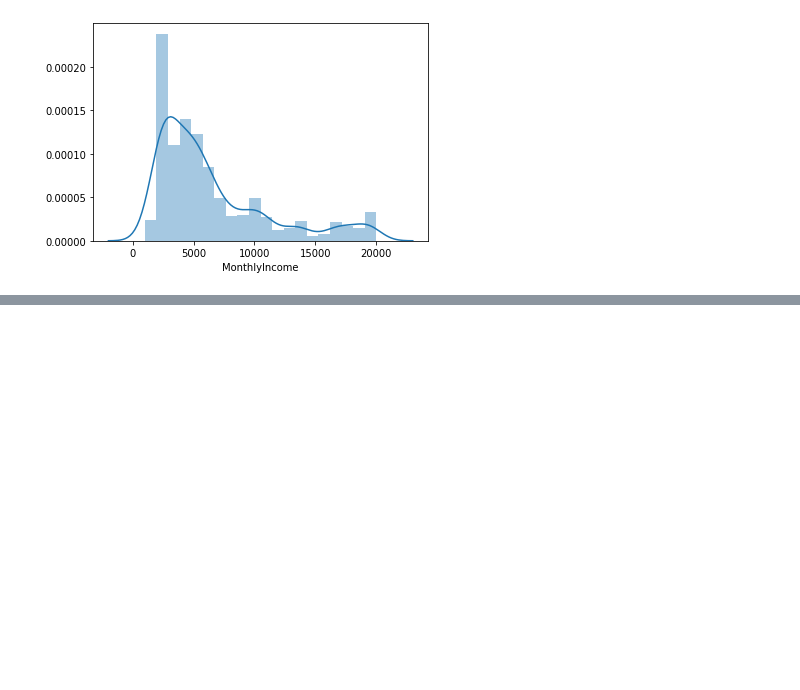
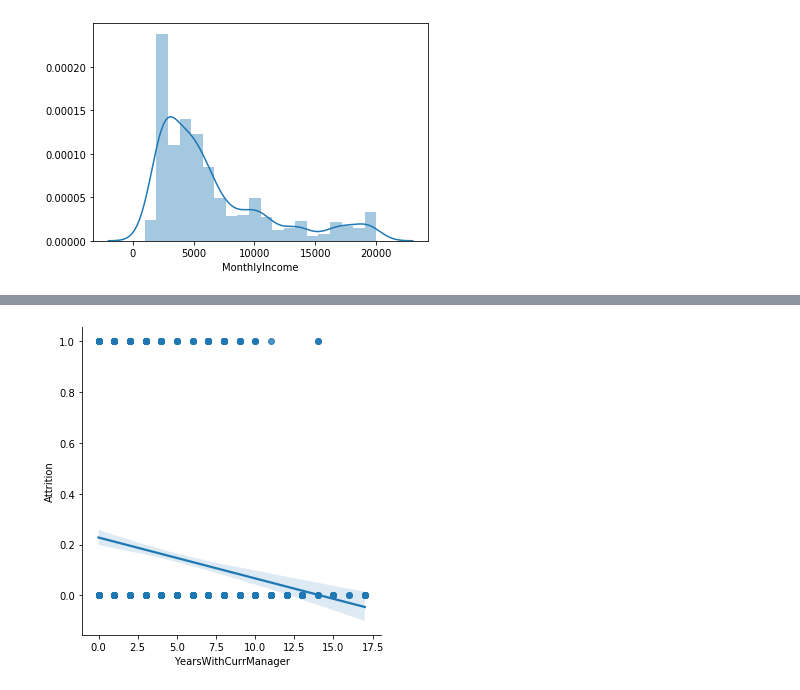
Before and after one commit to maxdev42/Python_Big_Data_Docker, a Jupyter notebook: Exercices/Exercices_partie2_dataviz.ipynb, the cells around one changed output, grey strips where cells are left out. Drawn from its saved outputs; the diff is of its cells as text; code cells hidden in the pictures; blank space fills up the shorter version.

```diff
--- a/Exercices/Exercices_partie2_dataviz.ipynb
+++ b/Exercices/Exercices_partie2_dataviz.ipynb
@@ -185,0 +197,4 @@ graphDistPlot = sns.distplot(ibm_data.MonthlyIncome)
+# %%
+line2 = sns.lmplot(x="YearsWithCurrManager", y="Attrition", data=ibm_data)
+# %% [output]
+[figure, added]
```
Also changed, not shown: parts of 8 cells of this notebook.
